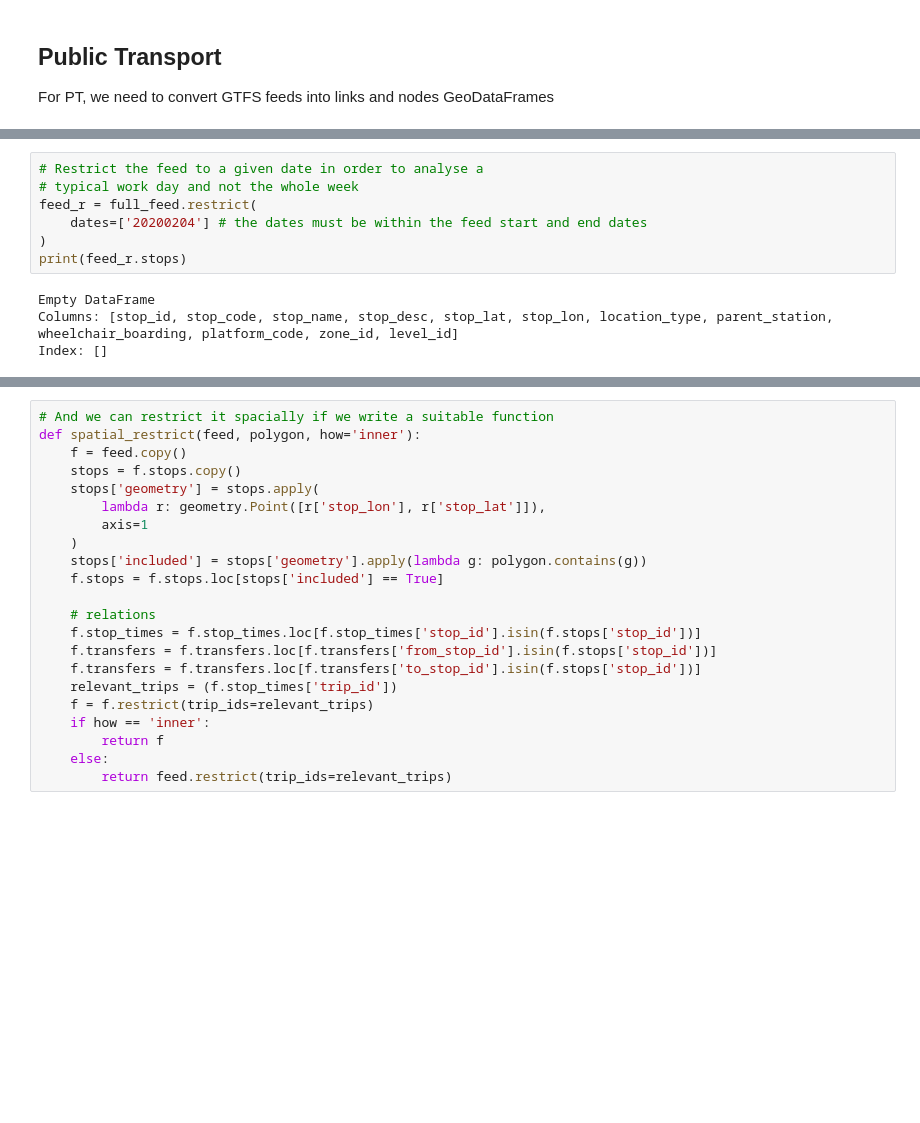
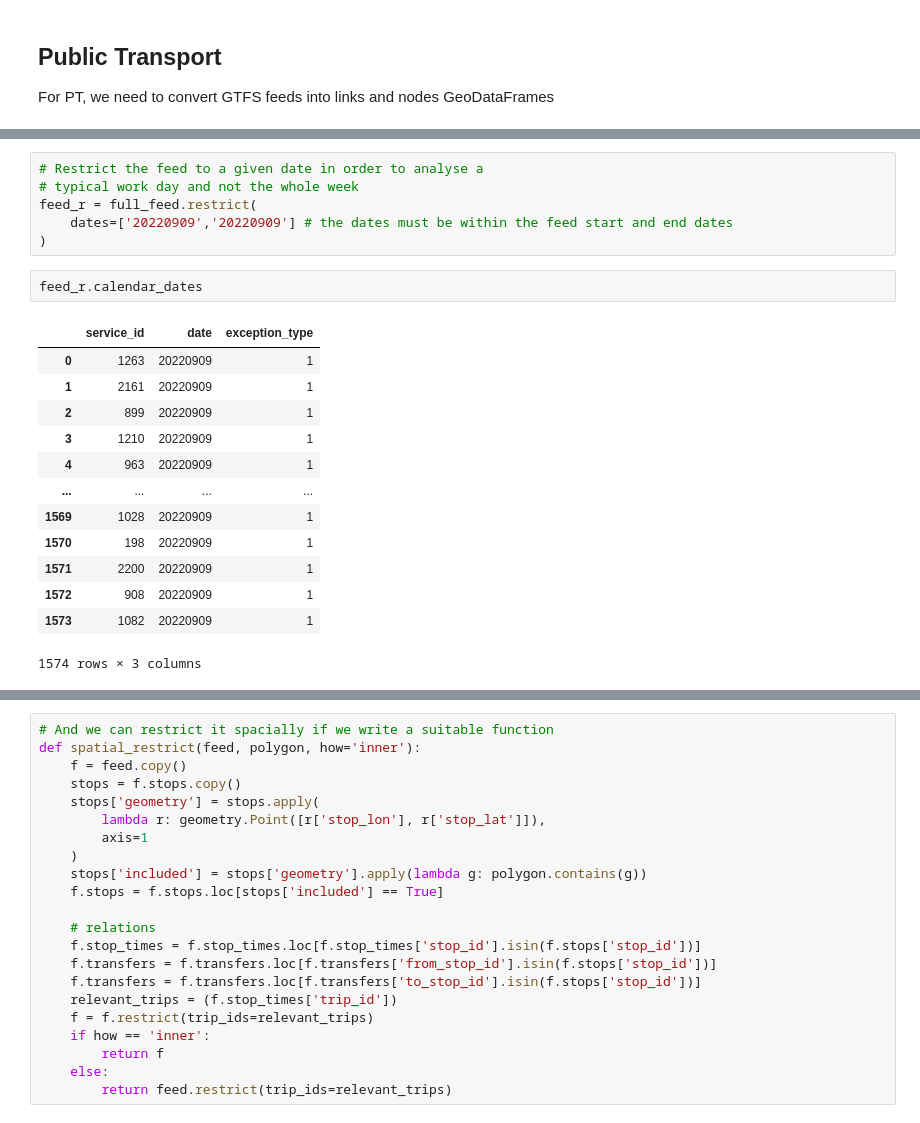
Before and after one commit to maximylius/quetzal_berlin, a Jupyter notebook: notebooks/best_version/Exercise1_network_creation.ipynb, the cells around one changed output, grey strips where cells are left out. Cells and saved outputs as stored; diff of their text form; blank space fills up the shorter version.

```diff
--- a/notebooks/best_version/Exercise1_network_creation.ipynb
+++ b/notebooks/best_version/Exercise1_network_creation.ipynb
@@ -132,12 +122,23 @@ full_feed = importer.GtfsImporter(path=input_path + r'/GTFS.zip', dist_units='m'
 # Restrict the feed to a given date in order to analyse a
 # typical work day and not the whole week
 feed_r = full_feed.restrict(
-    dates=['20200204'] # the dates must be within the feed start and end dates
+    dates=['20220909','20220909'] # the dates must be within the feed start and end dates
 )
-print(feed_r.stops)
-# %% [output]
-Empty DataFrame
-Columns: [stop_id, stop_code, stop_name, stop_desc, stop_lat, stop_lon, location_type, parent_station, wheelchair_boarding, platform_code, zone_id, level_id]
-Index: []
+# %%
+feed_r.calendar_dates
+# %% [output]
+|  | service_id | date | exception_type |
+| 0 | 1263 | 20220909 | 1 |
+| 1 | 2161 | 20220909 | 1 |
+| 2 | 899 | 20220909 | 1 |
+| 3 | 1210 | 20220909 | 1 |
+| 4 | 963 | 20220909 | 1 |
+| ... | ... | ... | ... |
+| 1569 | 1028 | 20220909 | 1 |
+| 1570 | 198 | 20220909 | 1 |
+| 1571 | 2200 | 20220909 | 1 |
+| 1572 | 908 | 20220909 | 1 |
+| 1573 | 1082 | 20220909 | 1 |
+1574 rows × 3 columns
 # %%
 # We can also restrict it to hours
```
Also changed, not shown: parts of 8 cells of this notebook.
